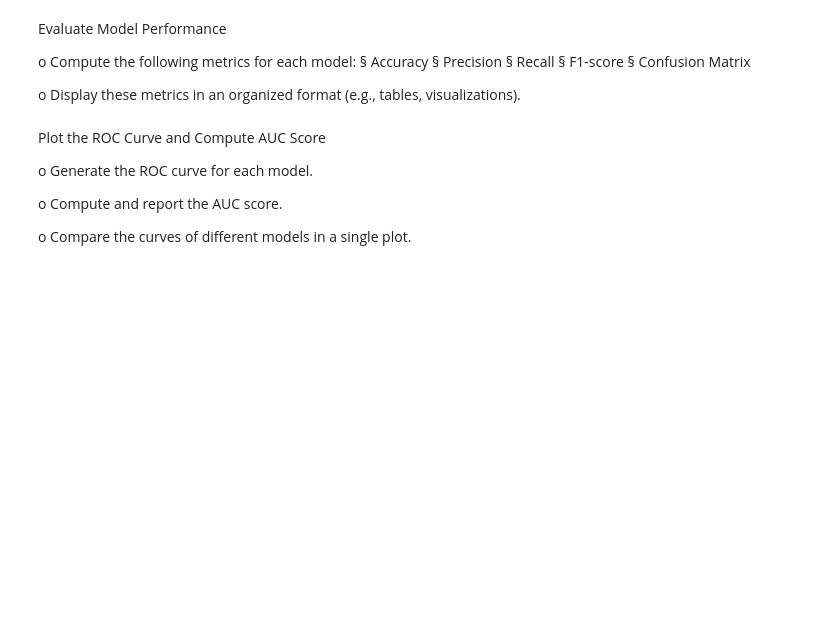
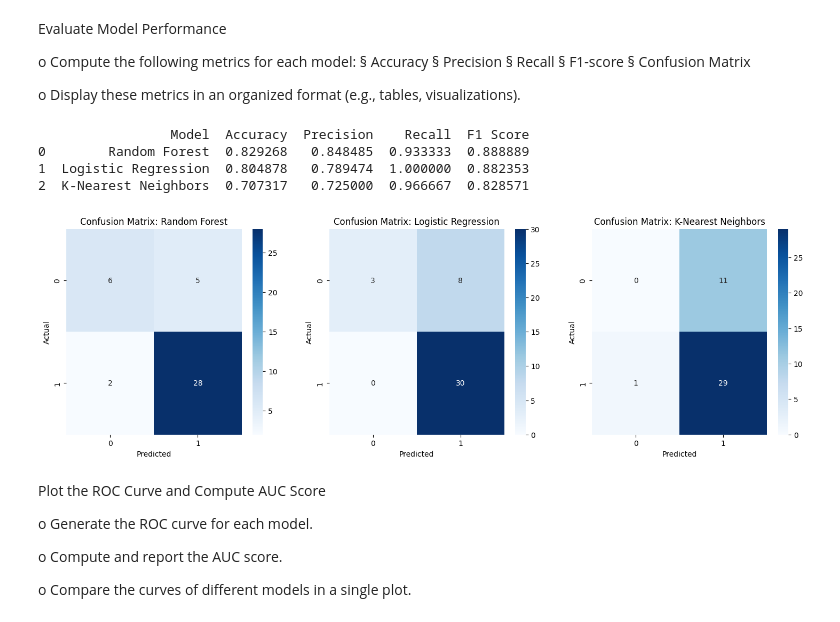
Before and after one commit to PaullGit/AI-healthcare, a Jupyter notebook: Week6/M3_A2_group09.ipynb, the cells around one changed output. Cells and saved outputs as stored; diff of their text form; code cells hidden in the pictures; blank space fills up the shorter version.

```diff
--- a/Week6/M3_A2_group09.ipynb
+++ b/Week6/M3_A2_group09.ipynb
@@ -27,7 +27,7 @@ import numpy as np
 
 df = pd.read_csv('titanic_clean.csv')
 
-df.replace('?', np.nan, inplace=True)
+df.replace('', np.nan, inplace=True)
 
 df.dropna(inplace=True)
 print(df.columns)
@@ -89,6 +122,56 @@ o Compute the following metrics for each model:
 § Confusion Matrix
 
 o Display these metrics in an organized format (e.g., tables, visualizations).
+# %%
+from sklearn.metrics import accuracy_score, precision_score, recall_score, f1_score, confusion_matrix, classification_report
+import seaborn as sns
+import matplotlib.pyplot as plt
+import pandas as pd
+
+# Define a function to compute metrics
+def evaluate_model(y_true, y_pred, model_name):
+    accuracy = accuracy_score(y_true, y_pred)
+    precision = precision_score(y_true, y_pred)
+    recall = recall_score(y_true, y_pred)
+    f1 = f1_score(y_true, y_pred)
+    cm = confusion_matrix(y_true, y_pred)
+
+    return {
+        "Model": model_name,
+        "Accuracy": accuracy,
+        "Precision": precision,
+        "Recall": recall,
+        "F1 Score": f1,
+        "Confusion Matrix": cm
+    }
+
+# Evaluate models
+rf_results = evaluate_model(y_test, y_pred_rf, "Random Forest")
+lr_results = evaluate_model(y_test, y_pred_lr, "Logistic Regression")
+kn_results = evaluate_model(y_test, y_pred_kn, "K-Nearest Neighbors")
+
+# Convert results to DataFrame for better visualization
+results_df = pd.DataFrame([rf_results, lr_results, kn_results])
+print(results_df.drop(columns=["Confusion Matrix"]))  # Print without confusion matrix
+
+# Plot confusion matrices
+fig, axes = plt.subplots(1, 3, figsize=(18, 5))
+models = [rf_results, lr_results, kn_results]
+titles = ["Random Forest", "Logistic Regression", "K-Nearest Neighbors"]
+
+for ax, model, title in zip(axes, models, titles):
+    sns.heatmap(model["Confusion Matrix"], annot=True, fmt='d', cmap='Blues', ax=ax)
+    ax.set_title(f"Confusion Matrix: {title}")
+    ax.set_xlabel("Predicted")
+    ax.set_ylabel("Actual")
+
+plt.show()
+# %% [output]
+                 Model  Accuracy  Precision    Recall  F1 Score
+0        Random Forest  0.829268   0.848485  0.933333  0.888889
+1  Logistic Regression  0.804878   0.789474  1.000000  0.882353
+2  K-Nearest Neighbors  0.707317   0.725000  0.966667  0.828571
+[figure, added]
 # %% [markdown]
 Plot the ROC Curve and Compute AUC Score
 
```
Also changed, not shown: parts of 4 cells of this notebook, 4 other files.
